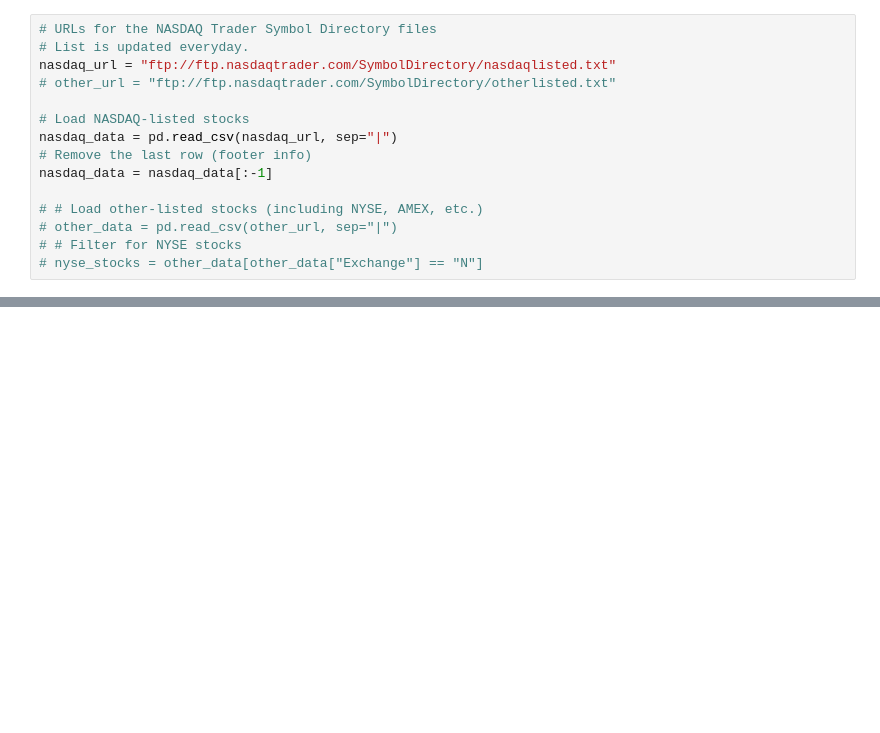
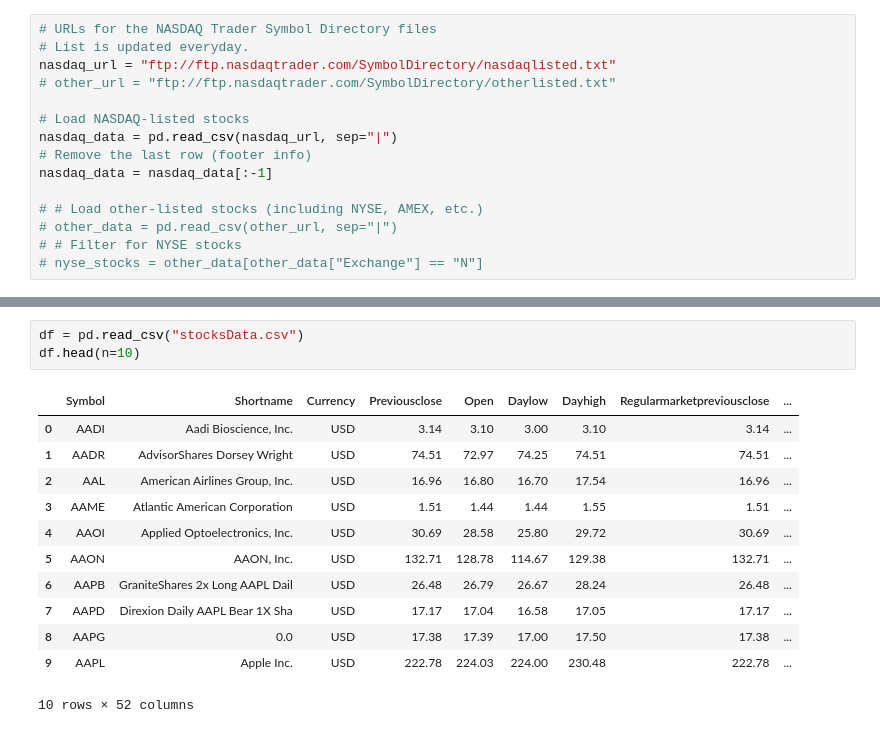
Before and after one commit to AmishKakka/stockscreener, a Jupyter notebook: fetch_data.ipynb, the cells around one changed output, grey strips where cells are left out. Drawn from its saved outputs; the diff is of its cells as text; blank space fills up the shorter version.

```diff
--- a/fetch_data.ipynb
+++ b/fetch_data.ipynb
@@ -68,0 +132,16 @@ Saved data to csv file.
+# %%
+df = pd.read_csv("stocksData.csv")
+df.head(n=10)
+# %% [output]
+|  | Symbol | Shortname | Currency | Previousclose | Open | Daylow | Dayhigh | Regularmarketpreviousclose | ... |
+| 0 | AADI | Aadi Bioscience, Inc. | USD | 3.14 | 3.10 | 3.00 | 3.10 | 3.14 | ... |
+| 1 | AADR | AdvisorShares Dorsey Wright | USD | 74.51 | 72.97 | 74.25 | 74.51 | 74.51 | ... |
+| 2 | AAL | American Airlines Group, Inc. | USD | 16.96 | 16.80 | 16.70 | 17.54 | 16.96 | ... |
+| 3 | AAME | Atlantic American Corporation | USD | 1.51 | 1.44 | 1.44 | 1.55 | 1.51 | ... |
+| 4 | AAOI | Applied Optoelectronics, Inc. | USD | 30.69 | 28.58 | 25.80 | 29.72 | 30.69 | ... |
+| 5 | AAON | AAON, Inc. | USD | 132.71 | 128.78 | 114.67 | 129.38 | 132.71 | ... |
+| 6 | AAPB | GraniteShares 2x Long AAPL Dail | USD | 26.48 | 26.79 | 26.67 | 28.24 | 26.48 | ... |
+| 7 | AAPD | Direxion Daily AAPL Bear 1X Sha | USD | 17.17 | 17.04 | 16.58 | 17.05 | 17.17 | ... |
+| 8 | AAPG | 0.0 | USD | 17.38 | 17.39 | 17.00 | 17.50 | 17.38 | ... |
+| 9 | AAPL | Apple Inc. | USD | 222.78 | 224.03 | 224.00 | 230.48 | 222.78 | ... |
+10 rows × 52 columns
```
Also changed, not shown: parts of 13 cells of this notebook, 2 other files.
